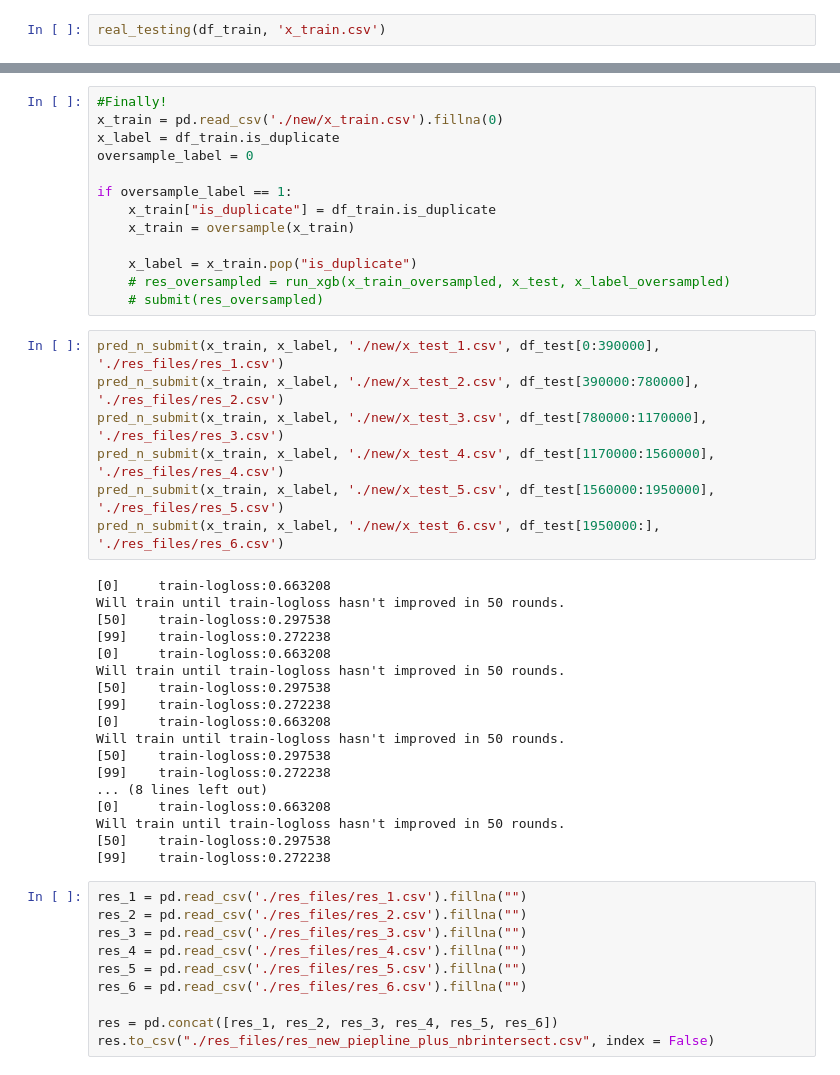
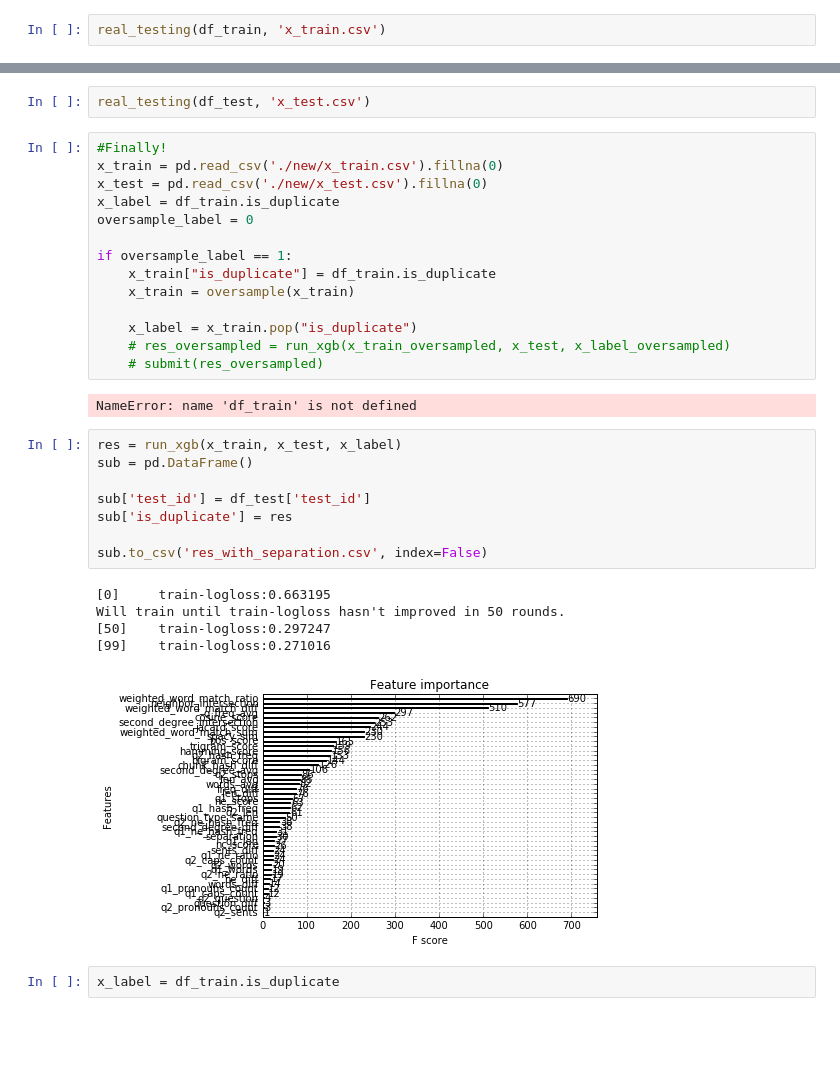
Before and after one commit to shubh24/QuoraDuplicate, a Jupyter notebook: run_quora.ipynb, the cells around one changed output, grey strips where cells are left out. Saved outputs shown, nothing was run; the diff lists cells and outputs as text; blank space fills up the shorter version.

```diff
--- a/run_quora.ipynb
+++ b/run_quora.ipynb
@@ -791,6 +784,9 @@ real_testing(df_test[1950000:], 'x_test_6.csv')
+# %%
+real_testing(df_test, 'x_test.csv')
 # %%
 #Finally!
 x_train = pd.read_csv('./new/x_train.csv').fillna(0)
+x_test = pd.read_csv('./new/x_test.csv').fillna(0)
 x_label = df_train.is_duplicate
 oversample_label = 0
 
@@ -801,38 +797,21 @@ if oversample_label == 1:
     x_label = x_train.pop("is_duplicate")
     # res_oversampled = run_xgb(x_train_oversampled, x_test, x_label_oversampled)
     # submit(res_oversampled)
+# %% [output]
+NameError: name 'df_train' is not defined
-# %%
-pred_n_submit(x_train, x_label, './new/x_test_1.csv', df_test[0:390000], './res_files/res_1.csv')
-pred_n_submit(x_train, x_label, './new/x_test_2.csv', df_test[390000:780000], './res_files/res_2.csv')
-pred_n_submit(x_train, x_label, './new/x_test_3.csv', df_test[780000:1170000], './res_files/res_3.csv')
-pred_n_submit(x_train, x_label, './new/x_test_4.csv', df_test[1170000:1560000], './res_files/res_4.csv')
-pred_n_submit(x_train, x_label, './new/x_test_5.csv', df_test[1560000:1950000], './res_files/res_5.csv')
-pred_n_submit(x_train, x_label, './new/x_test_6.csv', df_test[1950000:], './res_files/res_6.csv')
-# %% [output]
-[0]     train-logloss:0.663208
-Will train until train-logloss hasn't improved in 50 rounds.
-[50]    train-logloss:0.297538
-[99]    train-logloss:0.272238
-[0]     train-logloss:0.663208
-Will train until train-logloss hasn't improved in 50 rounds.
-[50]    train-logloss:0.297538
-[99]    train-logloss:0.272238
-[0]     train-logloss:0.663208
-Will train until train-logloss hasn't improved in 50 rounds.
-[50]    train-logloss:0.297538
-[99]    train-logloss:0.272238
-... (8 lines left out)
-[0]     train-logloss:0.663208
-Will train until train-logloss hasn't improved in 50 rounds.
-[50]    train-logloss:0.297538
-[99]    train-logloss:0.272238
-# %%
-res_1 = pd.read_csv('./res_files/res_1.csv').fillna("")
-res_2 = pd.read_csv('./res_files/res_2.csv').fillna("")
-res_3 = pd.read_csv('./res_files/res_3.csv').fillna("")
-res_4 = pd.read_csv('./res_files/res_4.csv').fillna("")
-res_5 = pd.read_csv('./res_files/res_5.csv').fillna("")
-res_6 = pd.read_csv('./res_files/res_6.csv').fillna("")
-
-res = pd.concat([res_1, res_2, res_3, res_4, res_5, res_6])
-res.to_csv("./res_files/res_new_piepline_plus_nbrintersect.csv", index = False)
+# %%
+res = run_xgb(x_train, x_test, x_label)
+sub = pd.DataFrame()
+
+sub['test_id'] = df_test['test_id']
+sub['is_duplicate'] = res
+
+sub.to_csv('res_with_separation.csv', index=False)
+# %% [output]
+[0]     train-logloss:0.663195
+Will train until train-logloss hasn't improved in 50 rounds.
+[50]    train-logloss:0.297247
+[99]    train-logloss:0.271016
+[figure, added]
+# %%
+x_label = df_train.is_duplicate
```
Also changed, not shown: parts of 2 cells of this notebook.
